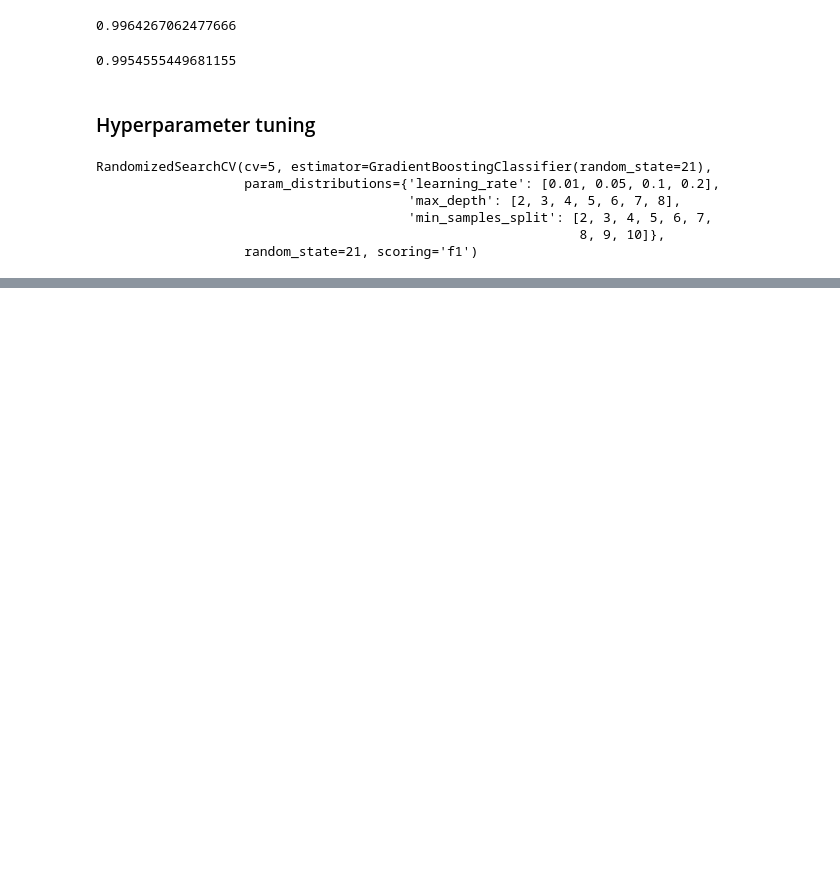
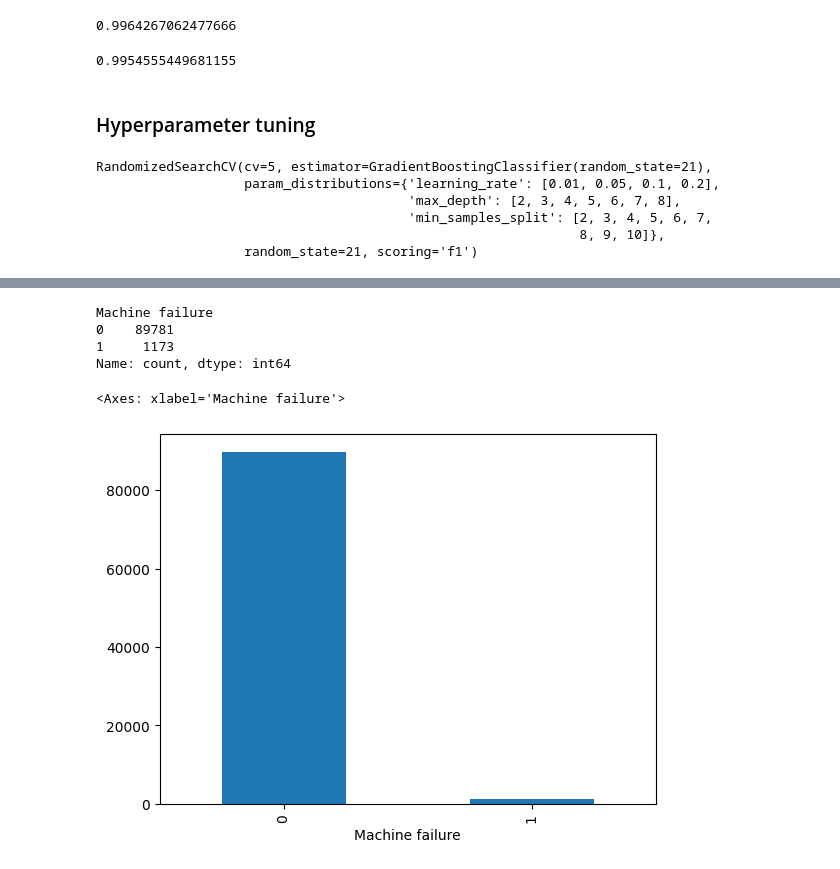
Before and after one commit to Nachiket005/Code-Repository, a Jupyter notebook: Project Submission/Project250823.ipynb, the cells around one changed output, grey strips where cells are left out. Saved outputs shown, nothing was run; the diff lists cells and outputs as text; code cells hidden in the pictures; blank space fills up the shorter version.

```diff
--- a/Project Submission/Project250823.ipynb
+++ b/Project Submission/Project250823.ipynb
@@ -319,0 +524,3 @@ RandomizedSearchCV(cv=5, estimator=GradientBoostingClassifier(random_state=21),
+# %%
+pred = best_gbc.predict(xnew_pre)
+pred[0:5]
@@ -319,0 +529,3 @@ RandomizedSearchCV(cv=5, estimator=GradientBoostingClassifier(random_state=21),
+# %%
+prob = best_gbc.predict_proba(xnew_pre)[:,1]
+prob
@@ -319,0 +537,3 @@ RandomizedSearchCV(cv=5, estimator=GradientBoostingClassifier(random_state=21),
+# %%
+df_results = xnew[['id']]
+df_results
@@ -319,0 +554,3 @@ RandomizedSearchCV(cv=5, estimator=GradientBoostingClassifier(random_state=21),
+# %%
+df_results['Machine failure']=pred
+df_results['Probability']=prob
@@ -319,0 +573,12 @@ RandomizedSearchCV(cv=5, estimator=GradientBoostingClassifier(random_state=21),
+# %%
+df_results['Machine failure'].value_counts()
+# %% [output]
+Machine failure
+0    89781
+1     1173
+Name: count, dtype: int64
+# %%
+df_results['Machine failure'].value_counts().plot(kind='bar')
+# %% [output]
+<Axes: xlabel='Machine failure'>
+[figure, added]
```
Also changed, not shown: parts of 41 cells of this notebook, 2 other files.
